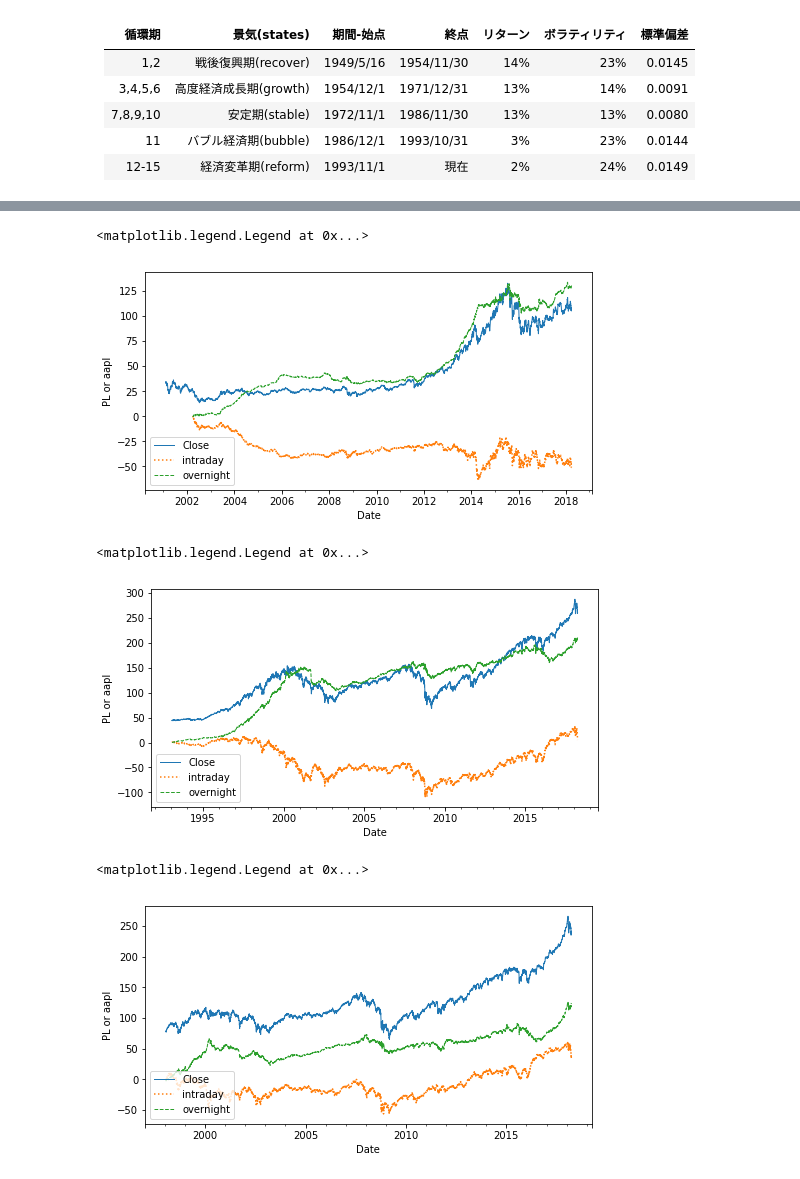
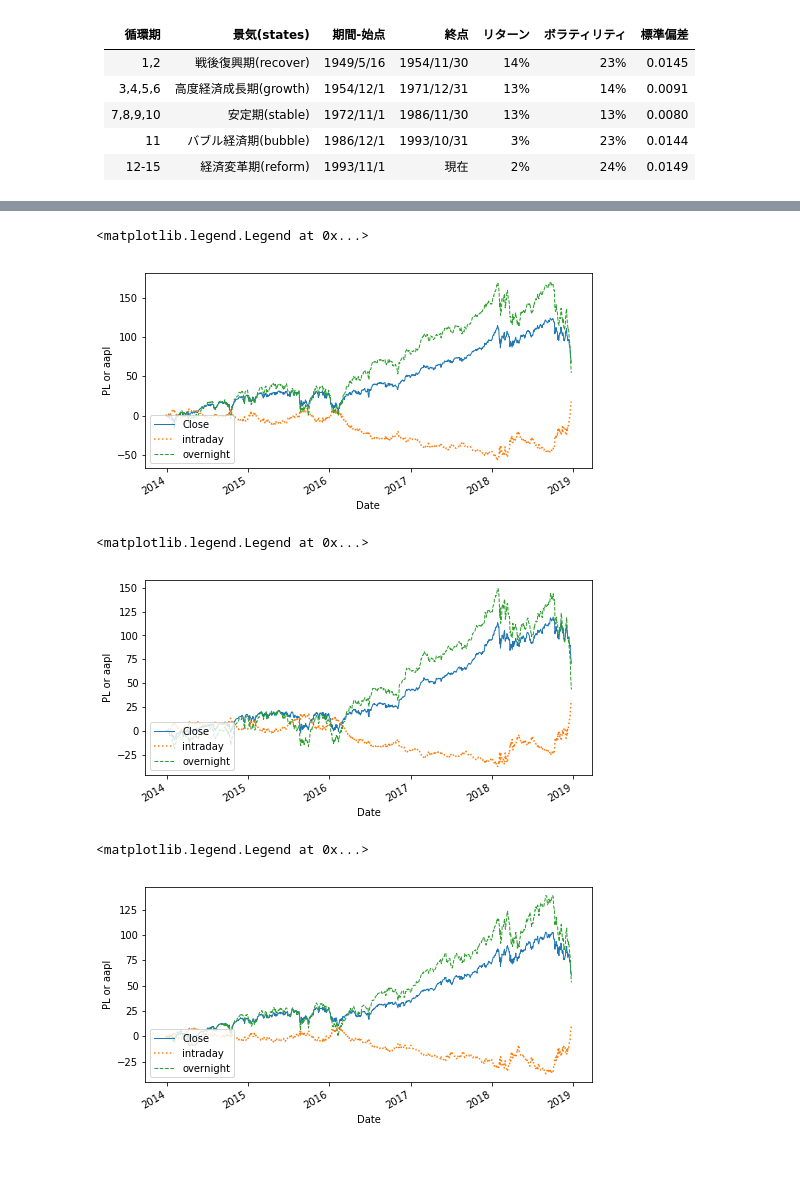
Before and after one commit to innovation1005/python3-for-system-trade, a Jupyter notebook: 360/pan5.ipynb, the cells around one changed output, grey strips where cells are left out. Drawn from its saved outputs; the diff is of its cells as text; code cells hidden in the pictures.

```diff
--- a/360/pan5.ipynb
+++ b/360/pan5.ipynb
@@ -100,11 +130,12 @@ reform : 0.0149 ;
 # %%
 plt.figure(figsize=(8,4))
-analysis= web.DataReader("IBB", 'morningstar',"1980/1/1",end)
-analysis=analysis.reset_index()#indexの解除
-del analysis["Symbol"] #Symbolの削除
-ind=analysis["Date"]#新しいインデックスの作成
-analysis=analysis.iloc[:,1:]#新しいデータの作成
-analysis.index=ind#新しいインデックスに入れ替え
+price = web.DataReader("SPY", 'iex',start,end)#yahooのサービスの停止により変更 iexでは５年分のデータが取得可能
+price=price.reset_index()
+price.columns=['Date','Open','High','Low','Close','Volume']
+price.Date=pd.to_datetime(price.Date)
+price=price.set_index('Date')
+analysis=price
+
 analysis['intraday']=0#None
 analysis['overnight']=0#None
 c0=analysis.Close.iloc[0]
@@ -114,7 +145,7 @@ for i in range(1,len(analysis)):
     analysis.iloc[i,5]=c-o#列6　Intraday
     analysis.iloc[i,6]=o-c0#列７ overnight
     c0=c
-analysis.Close.plot(label='Close',linewidth=1)
+(analysis.Close-analysis.Close.iloc[0]).plot(label='Close',linewidth=1)
 analysis.intraday.cumsum().plot(label="intraday",linestyle=":")
 analysis.overnight.cumsum().plot(label="overnight",linestyle='--',linewidth=1)
 plt.legend()
@@ -122,41 +153,43 @@ plt.ylabel('PL or aapl')
 plt.legend(loc='lower left')
 # %% [output]
 <matplotlib.legend.Legend at 0x...>
-[figure, old version]
+[figure, new version]
 # %%
 plt.figure(figsize=(8,4))
-analysis= web.DataReader("SPY", 'morningstar',"1980/1/1",end)
-analysis=analysis.reset_index()#indexの解除
-del analysis["Symbol"] #Symbolの削除
-ind=analysis["Date"]#新しいインデックスの作成
-analysis=analysis.iloc[:,1:]#新しいデータの作成
-analysis.index=ind#新しいインデックスに入れ替え
+price = web.DataReader("DIA", 'iex',start,end)#yahooのサービスの停止により変更 iexでは５年分のデータが取得可能
+price=price.reset_index()
+price.columns=['Date','Open','High','Low','Close','Volume']
+price.Date=pd.to_datetime(price.Date)
+price=price.set_index('Date')
+analysis=price
+
 analysis['intraday']=0#None
 analysis['overnight']=0#None
 c0=analysis.Close.iloc[0]
 for i in range(1,len(analysis)):
     o=analysis.iloc[i,3]#列0
     c=analysis.iloc[i,0]#列3
     analysis.iloc[i,5]=c-o#列6　Intraday
     analysis.iloc[i,6]=o-c0#列７ overnight
     c0=c
-analysis.Close.plot(label='Close',linewidth=1)
+(analysis.Close-analysis.Close.iloc[0]).plot(label='Close',linewidth=1)
 analysis.intraday.cumsum().plot(label="intraday",linestyle=":")
 analysis.overnight.cumsum().plot(label="overnight",linestyle='--',linewidth=1)
 plt.legend()
 plt.ylabel('PL or aapl')
 plt.legend(loc='lower left')
 # %% [output]
 <matplotlib.legend.Legend at 0x...>
-[figure, old version]
+[figure, new version]
 # %%
 plt.figure(figsize=(8,4))
-analysis= web.DataReader("DIA", 'morningstar',"1980/1/1",end)
-analysis=analysis.reset_index()#indexの解除
-del analysis["Symbol"] #Symbolの削除
-ind=analysis["Date"]#新しいインデックスの作成
-analysis=analysis.iloc[:,1:]#新しいデータの作成
-analysis.index=ind#新しいインデックスに入れ替え
+price = web.DataReader("QQQ", 'iex',start,end)#yahooのサービスの停止により変更 iexでは５年分のデータが取得可能
+price=price.reset_index()
+price.columns=['Date','Open','High','Low','Close','Volume']
+price.Date=pd.to_datetime(price.Date)
+price=price.set_index('Date')
+analysis=price
+
 analysis['intraday']=0#None
 analysis['overnight']=0#None
 c0=analysis.Close.iloc[0]
@@ -166,7 +199,8 @@ for i in range(1,len(analysis)):
     analysis.iloc[i,5]=c-o#列6　Intraday
     analysis.iloc[i,6]=o-c0#列７ overnight
     c0=c
-analysis.Close.plot(label='Close',linewidth=1)
+
+(analysis.Close-analysis.Close.iloc[0]).plot(label='Close',linewidth=1)
 analysis.intraday.cumsum().plot(label="intraday",linestyle=":")
 analysis.overnight.cumsum().plot(label="overnight",linestyle='--',linewidth=1)
 plt.legend()
@@ -174,4 +208,4 @@ plt.ylabel('PL or aapl')
 plt.legend(loc='lower left')
 # %% [output]
 <matplotlib.legend.Legend at 0x...>
-[figure, old version]
+[figure, new version]
```
Also changed, not shown: parts of 4 cells of this notebook, 2 other files.
